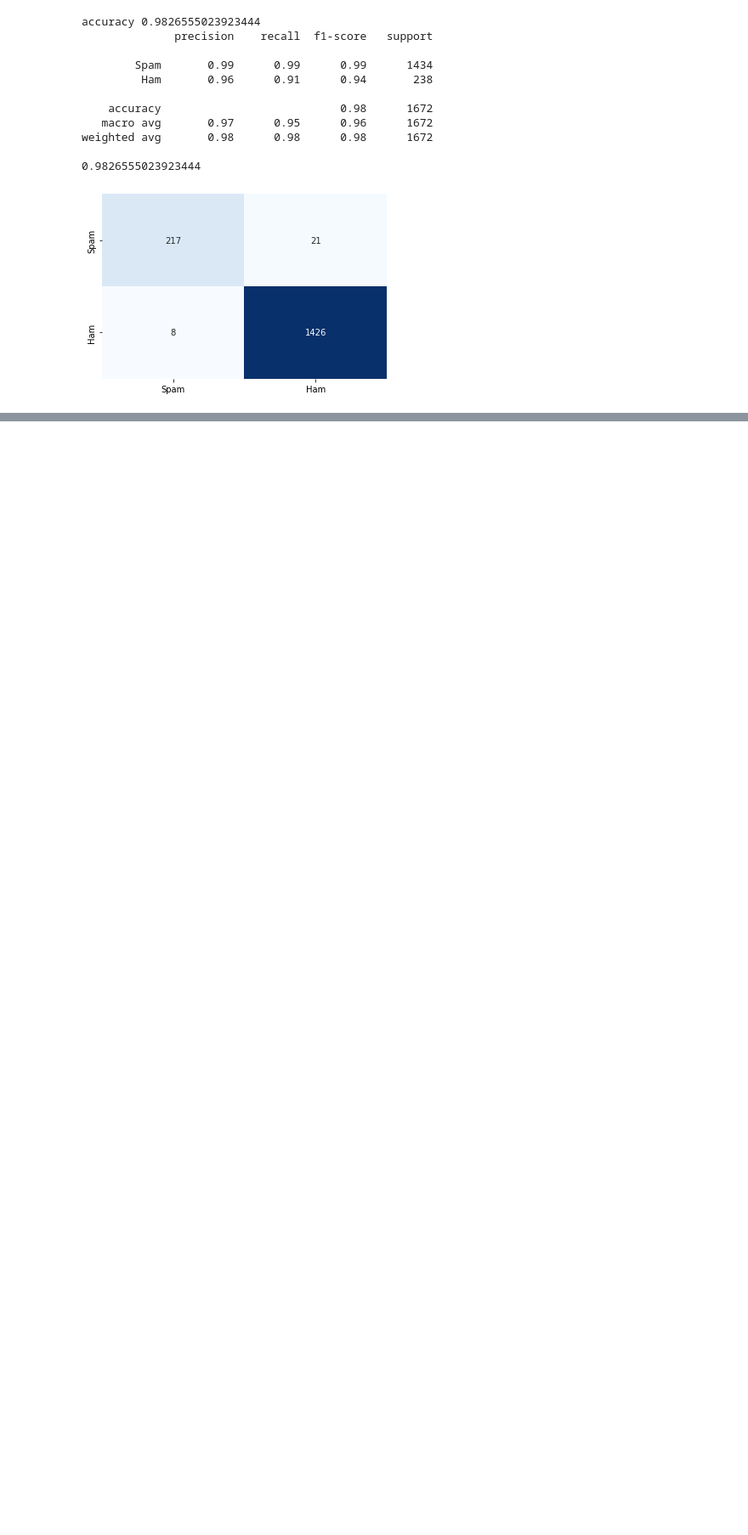
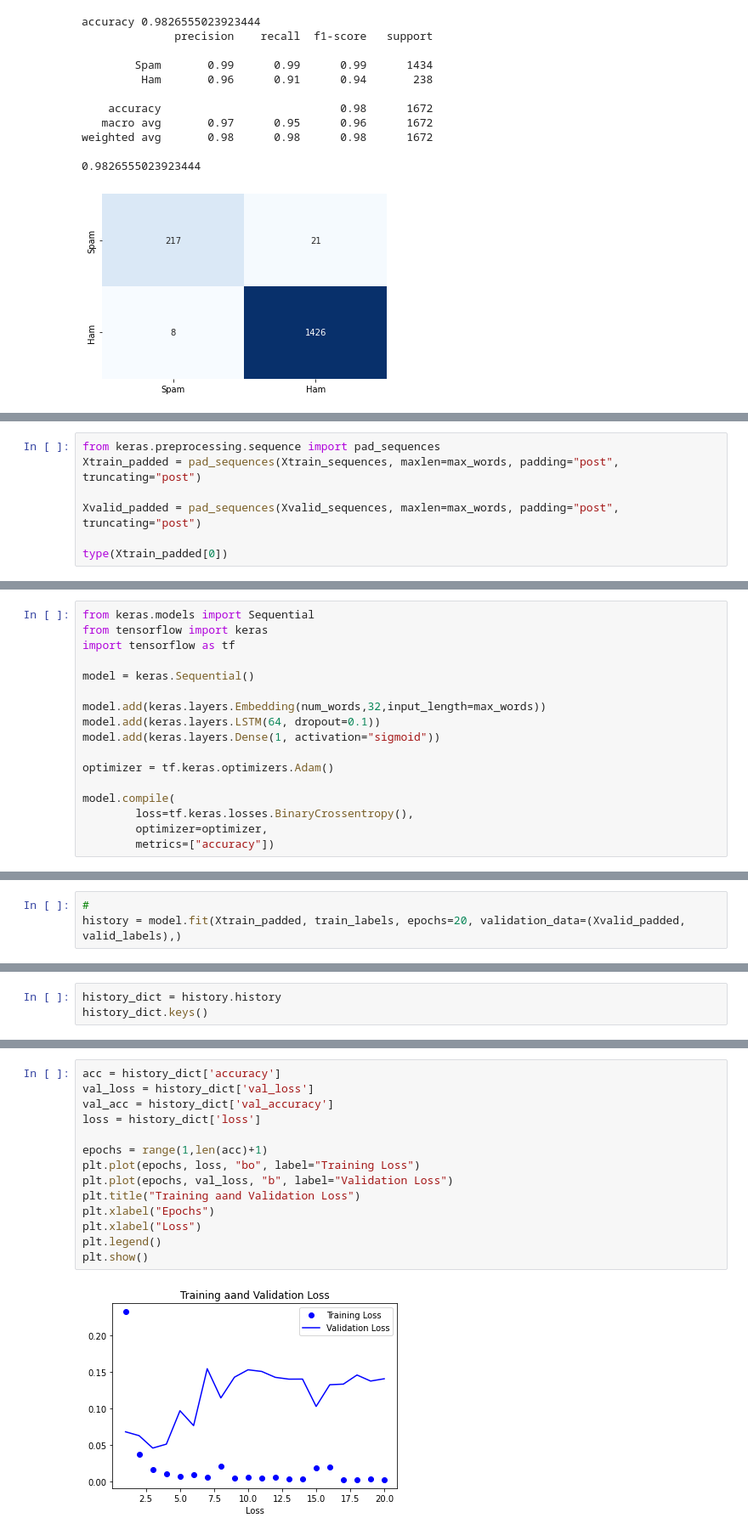
Before and after one commit to Piercson/Spam-Detection, a Jupyter notebook: spam_detection.ipynb, the cells around one changed output, grey strips where cells are left out. Shown at 85% size. Drawn from its saved outputs; the diff is of its cells as text; blank space fills up the shorter version.

Commit message:
added tensorflow LSTM

```diff
--- a/spam_detection.ipynb
+++ b/spam_detection.ipynb
@@ -225,0 +276,7 @@ weighted avg       0.98      0.98      0.98      1672
+# %%
+from keras.preprocessing.sequence import pad_sequences
+Xtrain_padded = pad_sequences(Xtrain_sequences, maxlen=max_words, padding="post", truncating="post")
+
+Xvalid_padded = pad_sequences(Xvalid_sequences, maxlen=max_words, padding="post", truncating="post")
+
+type(Xtrain_padded[0])
@@ -225,0 +285,17 @@ weighted avg       0.98      0.98      0.98      1672
+# %%
+from keras.models import Sequential
+from tensorflow import keras
+import tensorflow as tf
+
+model = keras.Sequential()
+
+model.add(keras.layers.Embedding(num_words,32,input_length=max_words))
+model.add(keras.layers.LSTM(64, dropout=0.1))
+model.add(keras.layers.Dense(1, activation="sigmoid"))
+
+optimizer = tf.keras.optimizers.Adam()
+
+model.compile(
+        loss=tf.keras.losses.BinaryCrossentropy(),
+        optimizer=optimizer,
+        metrics=["accuracy"])
@@ -225,0 +337,3 @@ weighted avg       0.98      0.98      0.98      1672
+# %%
+#
+history = model.fit(Xtrain_padded, train_labels, epochs=20, validation_data=(Xvalid_padded, valid_labels),)
@@ -225,0 +368,3 @@ weighted avg       0.98      0.98      0.98      1672
+# %%
+history_dict = history.history
+history_dict.keys()
@@ -225,0 +373,16 @@ weighted avg       0.98      0.98      0.98      1672
+# %%
+acc = history_dict['accuracy']
+val_loss = history_dict['val_loss']
+val_acc = history_dict['val_accuracy']
+loss = history_dict['loss']
+
+epochs = range(1,len(acc)+1)
+plt.plot(epochs, loss, "bo", label="Training Loss")
+plt.plot(epochs, val_loss, "b", label="Validation Loss")
+plt.title("Training aand Validation Loss")
+plt.xlabel("Epochs")
+plt.xlabel("Loss")
+plt.legend()
+plt.show()
+# %% [output]
+[figure, added]
```
Also changed, not shown: parts of 23 cells of this notebook, 3 other files.
